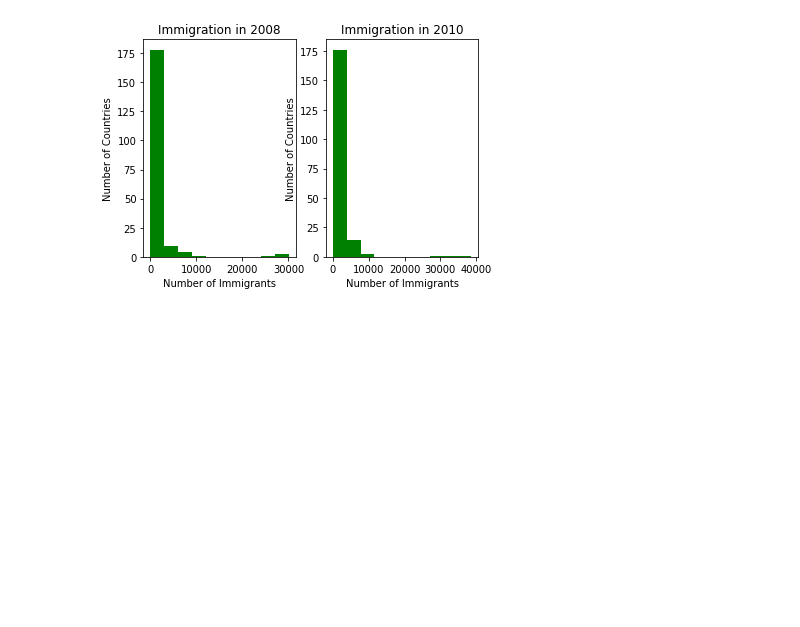
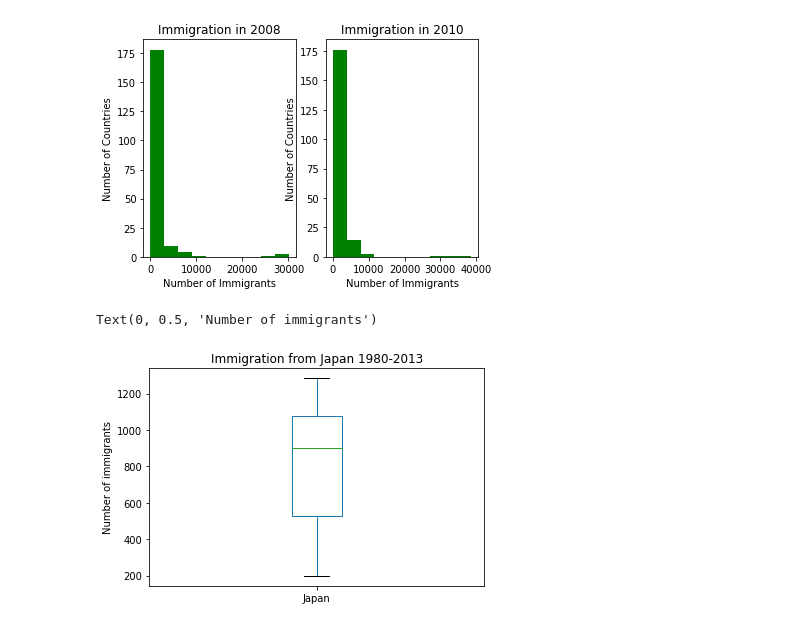
Before and after one commit to El-Nico/data-visualization-communication-with-python, a Jupyter notebook: Immigration_Canada_02.ipynb, the cells around one changed output. Drawn from its saved outputs; the diff is of its cells as text; code cells hidden in the pictures; blank space fills up the shorter version.

Commit message:
Added Box and Scatter Plot

```diff
--- a/Immigration_Canada_02.ipynb
+++ b/Immigration_Canada_02.ipynb
@@ -319,3 +321,14 @@ plt.xlabel('Number of Immigrants')
 # %% [output]
 Text(0.5, 0, 'Number of Immigrants')
 [figure]
+# %%
+#BOX PLOT
+
+japan = dataset.loc[['Japan'], years].transpose()
+japan.plot(kind = 'box')
+
+plt.title('Immigration from Japan 1980-2013')
+plt.ylabel('Number of immigrants')
+# %% [output]
+Text(0, 0.5, 'Number of immigrants')
+[figure, added]
```
Also changed, not shown: parts of 7 cells of this notebook.
